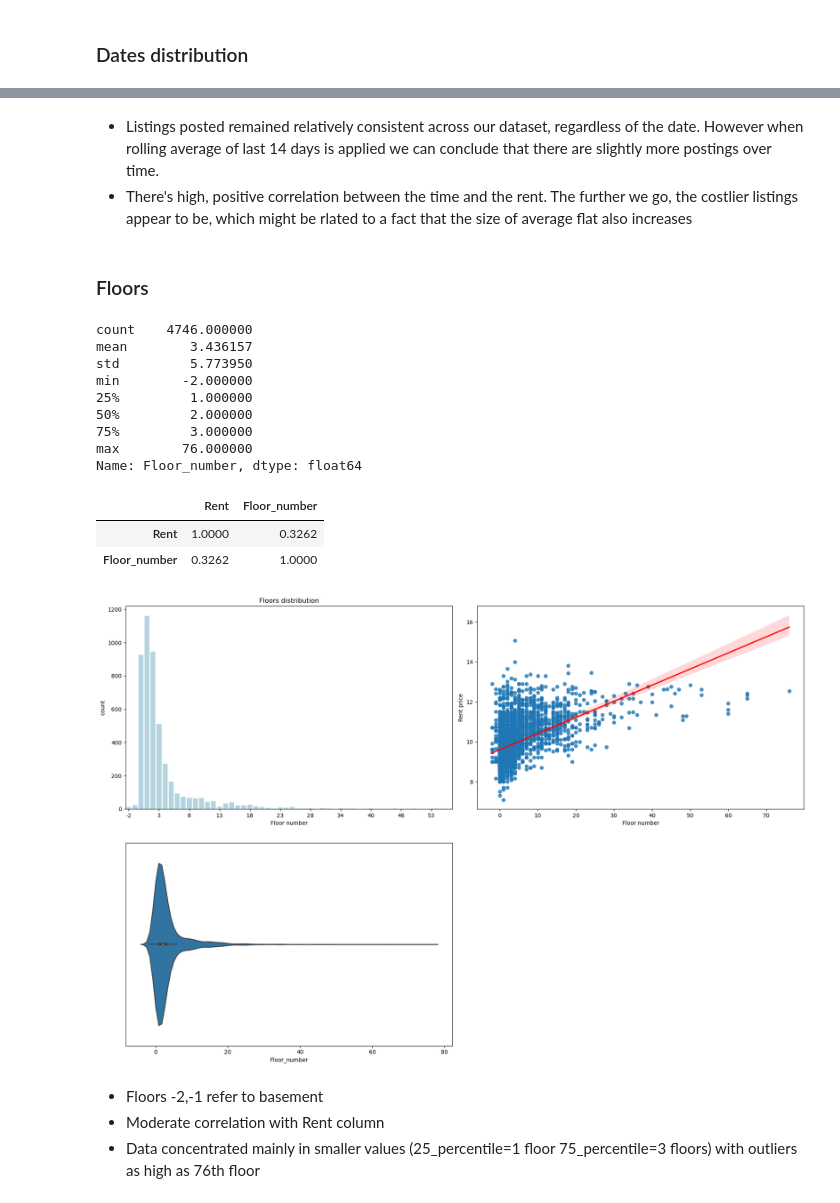
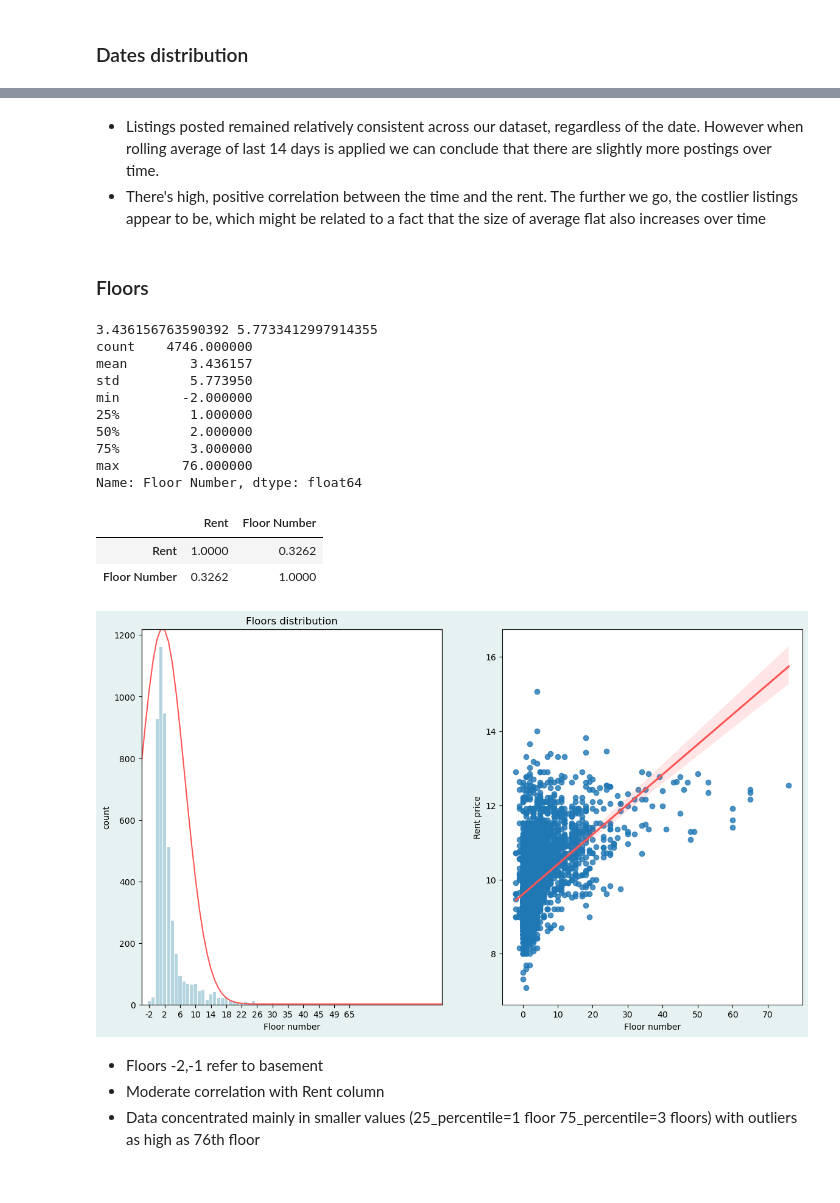
Before and after one commit to veektorf1/rent_prediction, a Jupyter notebook: Rent prediction.ipynb, the cells around one changed output, grey strips where cells are left out. Cells and saved outputs as stored; diff of their text form; code cells hidden in the pictures.

Commit message:
Acouple more charts + label encoder + correlation per city

```diff
--- a/Rent prediction.ipynb
+++ b/Rent prediction.ipynb
@@ -104,7 +105,7 @@ df['Floor'].unique().max(),df['Floor'].unique().min()
  '5 out of 10' '11 out of 14' 'Lower Basement out of 2']
 ('Upper Basement out of 9', '1')
 # %%
-def find_floor_number(name):
+def find_Floor_Number(name):
     if name=="Ground":
         return 0
     elif name=="Upper Basement":
@@ -127,12 +128,14 @@ def find_floor(name):
     name = name.split(" ")
     try:
         if(name[1]=="Basement"):
-            return find_floor_number(" ".join(name[:2]))
-        else: return find_floor_number(name[0])
+            return find_Floor_Number(" ".join(name[:2]))
+        else: return find_Floor_Number(name[0])
     except:
-        return find_floor_number(name[0])
-df["Floor_number"] = df["Floor"].apply(find_floor)
-df["Floor_number"].describe()
+        return find_Floor_Number(name[0])
+df["Floor Number"] = df["Floor"].apply(find_floor)
+df = df.drop(columns=['Floor'])
+print(df["Floor Number"].describe())
+df.info()
 # %% [output]
 count    4746.000000
 mean        3.436157
@@ -153,9 +157,9 @@ df['Size'].max()
 # %% [markdown]
 Now let's modify date column to set apart months from 'Posted On' column which will come in handy later on in the analysis.
 # %%
-df['Month number'] = pd.to_datetime(df['Posted On'],format='%Y-%m-%d').dt.month
+df['Month Number'] = pd.to_datetime(df['Posted On'],format='%Y-%m-%d').dt.month
 map_month = {4:"April",5:"May",6:"June",7:"July",8:"August"}
-df['Month'] = df['Month number'].map(map_month)
+df['Month'] = df['Month Number'].map(map_month)
 df['Month'].unique()
 # %% [output]
 array(['May', 'July', 'April', 'June'], dtype=object)
@@ -244,58 +248,58 @@ df[['Size','Month number','Rent','Floor_number']].groupby(by="Month number").mea
 [figure]
 # %% [markdown]
 * Listings posted remained relatively consistent across our dataset, regardless of the date. However when rolling average of last 14 days is applied we can conclude that there are slightly more postings over time.
-* There's high, positive correlation between the time and the rent. The further we go, the costlier listings appear to be, which might be rlated to a fact that the size of average flat also increases
+* There's high, positive correlation between the time and the rent. The further we go, the costlier listings appear to be, which might be related to a fact that the size of average flat also increases over time
 # %% [markdown]
 ### Floors
 # %%
 #Floors
-fig,axes = plt.subplots(figsize=(18,12),ncols=2,nrows=2)
+from scipy.stats import norm
 
-ax1 = axes[0,0]
-data = df['Floor_number'].value_counts().sort_index()
+fig,axes = plt.subplots(figsize=(14,8),ncols=2,nrows=1)
+ax1 = axes[0]
+data = df['Floor Number'].value_counts().sort_index()
 x=data.index
 max_floors = data.idxmax()
 num_of_floors = data.max()
 sns.barplot(x=x,y=data,ax=ax1,color='lightblue')
 ax1.set_title("Floors distribution")
 ax1.set_xlabel("Floor number")
 ax1.set_xticks(
-            ticks=range(0, len(data),5)
+            ticks=range(0, len(data),4)
             )
+ax1.set_xlim([min(data.index),max(data.index)])
+ax2 = ax1.twinx()
+ax2.set_yticks([])
+mean = np.mean(df['Floor Number'])
+std = np.std(df['Floor Number'])
+p = norm.pdf(data.index, mean, std)
+ax2.set_ylim([-0.0001,max(p)])
+print(mean,std)
+sns.lineplot(x=data.index,y=p,ax=ax2,color='#FF5555')
 
-ax2 = axes[0,1]
+ax2 = axes[1]
 data = df
 y_data = np.log(data['Rent'])
-sns.regplot(x=data['Floor_number'],y=y_data,ax=ax2,line_kws={"color":"red"}).set_xlabel("Floor number")
+sns.regplot(x=data['Floor Number'],y=y_data,ax=ax2,line_kws={"color":"#FF5555"}).set_xlabel("Floor number")
 ax2.set_ylabel("Rent price")
 
-ax2=axes[1,0]
-data = df['Floor_number']
-sns.violinplot(data,ax=ax2,orient='h')
-ax2.set_yticks([])
-ax2.set_xlabel("Floor_number")
-print(data.describe())
-
-axes[1,1].axis('off')
-plt.tight_layout(h_pad=3)
-
-# np.corrcoef(data['Floor_number'],data["Rent"])
-# print(data["Rent"])
-df[['Rent','Floor_number']].corr()
+print(df['Floor Number'].describe())
+df[['Rent','Floor Number']].corr()
 # %% [output]
+3.436156763590392 5.7733412997914355
 count    4746.000000
 mean        3.436157
 std         5.773950
 min        -2.000000
 25%         1.000000
 50%         2.000000
 75%         3.000000
 max        76.000000
-Name: Floor_number, dtype: float64
+Name: Floor Number, dtype: float64
-|  | Rent | Floor_number |
+|  | Rent | Floor Number |
 | Rent | 1.0000 | 0.3262 |
-| Floor_number | 0.3262 | 1.0000 |
+| Floor Number | 0.3262 | 1.0000 |
-[figure, old version]
+[figure, new version]
 # %% [markdown]
 * Floors -2,-1 refer to basement
 * Moderate correlation with Rent column
```
Also changed, not shown: parts of 24 cells of this notebook.
